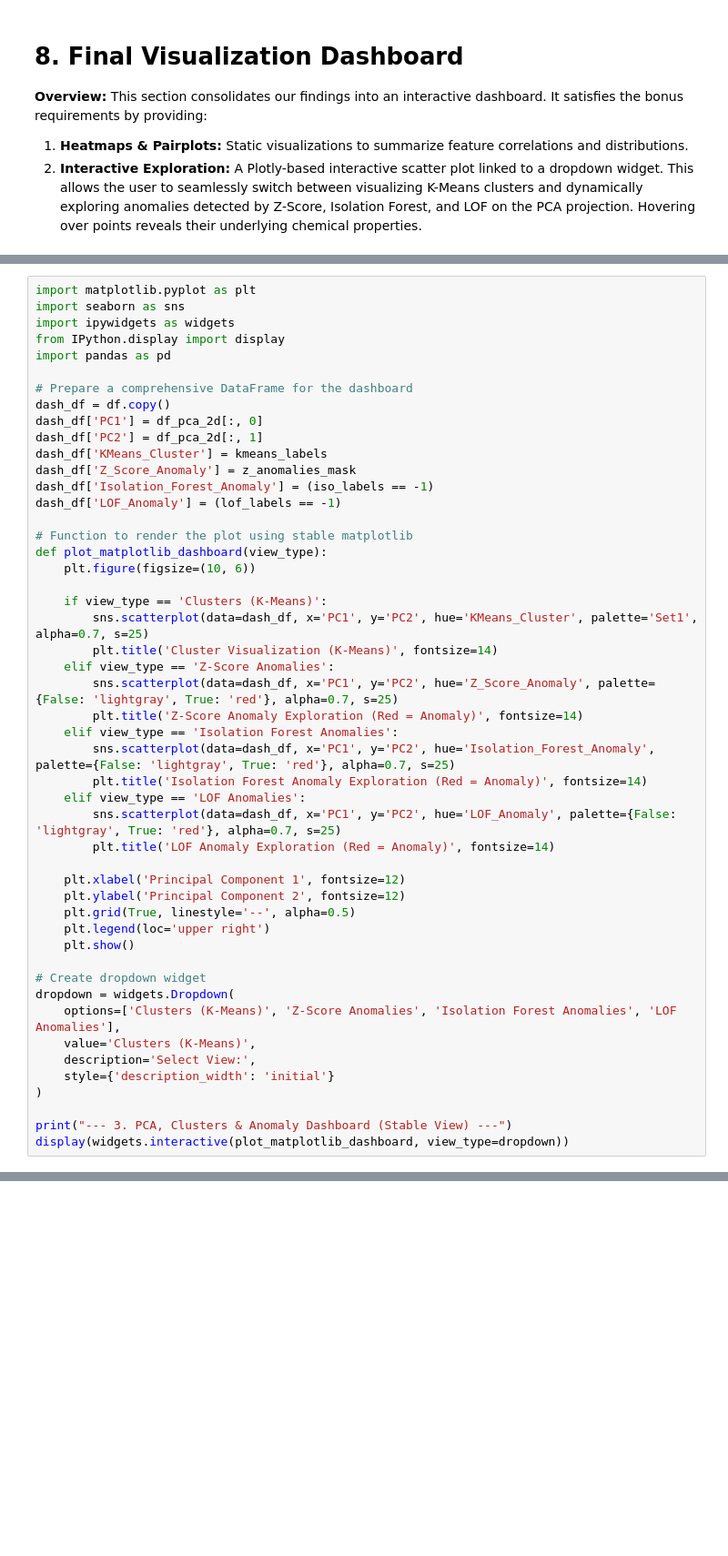
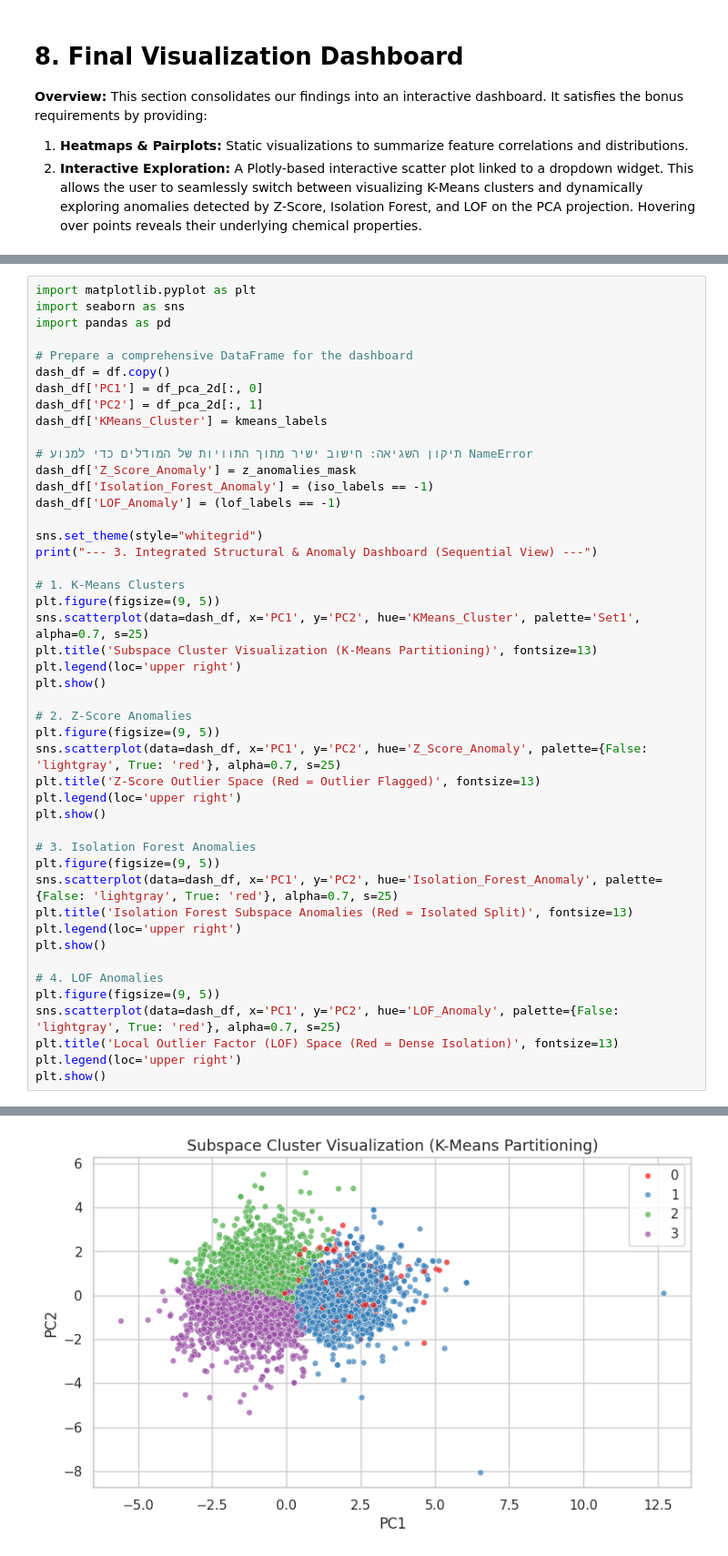
Before and after one commit to alonsap/aaa, a Jupyter notebook: White Wine Quality Data.ipynb, the cells around one changed output, grey strips where cells are left out. Shown at 91% size. Drawn from its saved outputs; the diff is of its cells as text; blank space fills up the shorter version.

```diff
--- a/White Wine Quality Data.ipynb
+++ b/White Wine Quality Data.ipynb
@@ -716,8 +716,6 @@ plt.show()
 # %%
 import matplotlib.pyplot as plt
 import seaborn as sns
-import ipywidgets as widgets
-from IPython.display import display
 import pandas as pd
 
 # Prepare a comprehensive DataFrame for the dashboard
@@ -725,41 +723,40 @@ dash_df = df.copy()
 dash_df['PC1'] = df_pca_2d[:, 0]
 dash_df['PC2'] = df_pca_2d[:, 1]
 dash_df['KMeans_Cluster'] = kmeans_labels
+
+# תיקון השגיאה: חישוב ישיר מתוך התוויות של המודלים כדי למנוע NameError
 dash_df['Z_Score_Anomaly'] = z_anomalies_mask
 dash_df['Isolation_Forest_Anomaly'] = (iso_labels == -1)
 dash_df['LOF_Anomaly'] = (lof_labels == -1)
 
-# Function to render the plot using stable matplotlib
-def plot_matplotlib_dashboard(view_type):
-    plt.figure(figsize=(10, 6))
+sns.set_theme(style="whitegrid")
+print("--- 3. Integrated Structural & Anomaly Dashboard (Sequential View) ---")
 
-    if view_type == 'Clusters (K-Means)':
-        sns.scatterplot(data=dash_df, x='PC1', y='PC2', hue='KMeans_Cluster', palette='Set1', alpha=0.7, s=25)
-        plt.title('Cluster Visualization (K-Means)', fontsize=14)
-    elif view_type == 'Z-Score Anomalies':
-        sns.scatterplot(data=dash_df, x='PC1', y='PC2', hue='Z_Score_Anomaly', palette={False: 'lightgray', True: 'red'}, alpha=0.7, s=25)
-        plt.title('Z-Score Anomaly Exploration (Red = Anomaly)', fontsize=14)
-    elif view_type == 'Isolation Forest Anomalies':
-        sns.scatterplot(data=dash_df, x='PC1', y='PC2', hue='Isolation_Forest_Anomaly', palette={False: 'lightgray', True: 'red'}, alpha=0.7, s=25)
-        plt.title('Isolation Forest Anomaly Exploration (Red = Anomaly)', fontsize=14)
-    elif view_type == 'LOF Anomalies':
-        sns.scatterplot(data=dash_df, x='PC1', y='PC2', hue='LOF_Anomaly', palette={False: 'lightgray', True: 'red'}, alpha=0.7, s=25)
-        plt.title('LOF Anomaly Exploration (Red = Anomaly)', fontsize=14)
+# 1. K-Means Clusters
+plt.figure(figsize=(9, 5))
+sns.scatterplot(data=dash_df, x='PC1', y='PC2', hue='KMeans_Cluster', palette='Set1', alpha=0.7, s=25)
+plt.title('Subspace Cluster Visualization (K-Means Partitioning)', fontsize=13)
+plt.legend(loc='upper right')
+plt.show()
 
-    plt.xlabel('Principal Component 1', fontsize=12)
-    plt.ylabel('Principal Component 2', fontsize=12)
-    plt.grid(True, linestyle='--', alpha=0.5)
-    plt.legend(loc='upper right')
-    plt.show()
+# 2. Z-Score Anomalies
+plt.figure(figsize=(9, 5))
+sns.scatterplot(data=dash_df, x='PC1', y='PC2', hue='Z_Score_Anomaly', palette={False: 'lightgray', True: 'red'}, alpha=0.7, s=25)
+plt.title('Z-Score Outlier Space (Red = Outlier Flagged)', fontsize=13)
+plt.legend(loc='upper right')
+plt.show()
 
-# Create dropdown widget
-dropdown = widgets.Dropdown(
-    options=['Clusters (K-Means)', 'Z-Score Anomalies', 'Isolation Forest Anomalies', 'LOF Anomalies'],
-    value='Clusters (K-Means)',
-    description='Select View:',
-    style={'description_width': 'initial'}
-)
+# 3. Isolation Forest Anomalies
+plt.figure(figsize=(9, 5))
+sns.scatterplot(data=dash_df, x='PC1', y='PC2', hue='Isolation_Forest_Anomaly', palette={False: 'lightgray', True: 'red'}, alpha=0.7, s=25)
+plt.title('Isolation Forest Subspace Anomalies (Red = Isolated Split)', fontsize=13)
+plt.legend(loc='upper right')
+plt.show()
 
-print("--- 3. PCA, Clusters & Anomaly Dashboard (Stable View) ---")
-display(widgets.interactive(plot_matplotlib_dashboard, view_type=dropdown))
+# 4. LOF Anomalies
+plt.figure(figsize=(9, 5))
+sns.scatterplot(data=dash_df, x='PC1', y='PC2', hue='LOF_Anomaly', palette={False: 'lightgray', True: 'red'}, alpha=0.7, s=25)
+plt.title('Local Outlier Factor (LOF) Space (Red = Dense Isolation)', fontsize=13)
+plt.legend(loc='upper right')
+plt.show()
 # %% [output]
@@ -767,0 +764 @@ interactive(children=(Dropdown(description='Select View:', options=('Clusters (K
+[figure, added]
```
Also changed, not shown: parts of 1 cell of this notebook.
